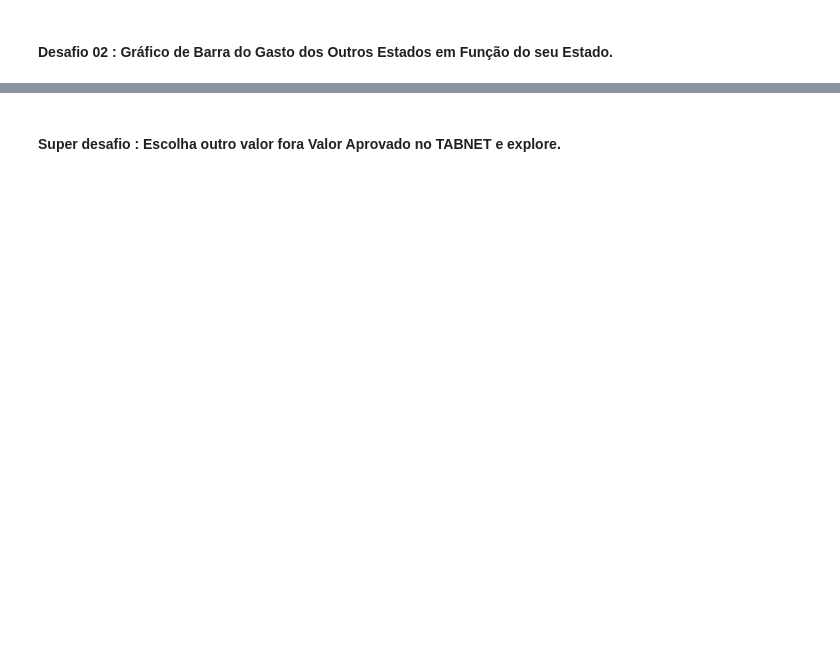
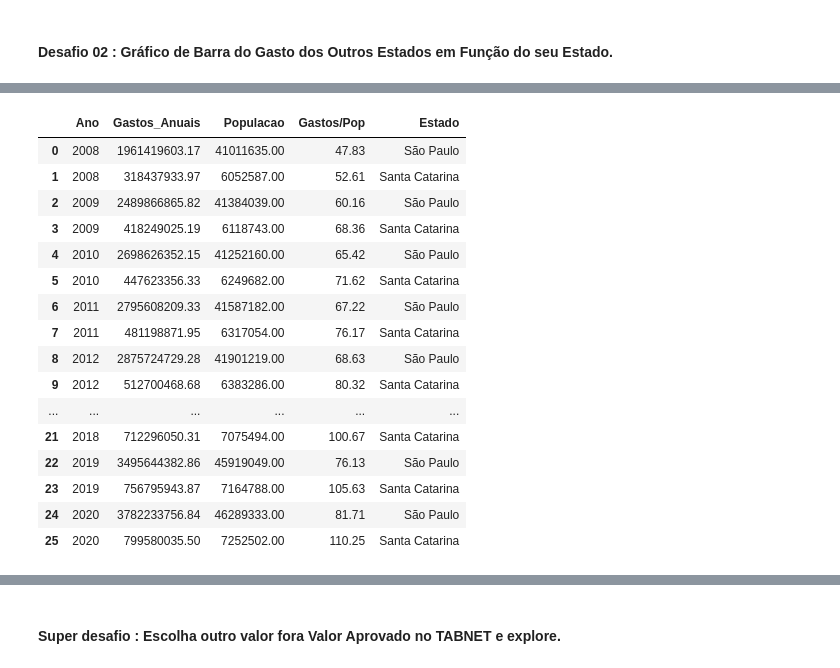
Before and after one commit to gustavolq/Bootcamp-DataScience-Alura, a Jupyter notebook: Modulo_01/Aulas/Analisando_Dados_Saude.ipynb, the cells around one changed output, grey strips where cells are left out. Drawn from its saved outputs; the diff is of its cells as text; code cells hidden in the pictures; blank space fills up the shorter version.

```diff
--- a/Modulo_01/Aulas/Analisando_Dados_Saude.ipynb
+++ b/Modulo_01/Aulas/Analisando_Dados_Saude.ipynb
@@ -609,0 +653,13 @@ gastos_mais_recente.sort_values(ascending = False).plot(kind = 'bar', figsize =
+# %%
+anos_utilizados = populacao_sp.index
+
+gastos_anuais_SP = pd.DataFrame([round(tabela_milhoes[tabela_milhoes.columns[tabela_milhoes.columns.str.contains(x)]].sum(axis = 1)['35 São Paulo'],2) for x in anos_utilizados])
+gastos_anuais_SC = pd.DataFrame([round(tabela_milhoes[tabela_milhoes.columns[tabela_milhoes.columns.str.contains(x)]].sum(axis = 1)['42 Santa Catarina'],2) for x in anos_utilizados])
+
+gastos_anuais_SP.rename(columns= {0 : 'Gastos_Anuais'}, inplace = True)
+gastos_anuais_SP.set_index(keys = anos_utilizados, inplace=True)
+
+gastos_anuais_SC.rename(columns= {0 : 'Gastos_Anuais'}, inplace = True)
+gastos_anuais_SC.set_index(keys = anos_utilizados, inplace=True)
+
+gastos_anuais_SP
@@ -609,0 +713,22 @@ gastos_mais_recente.sort_values(ascending = False).plot(kind = 'bar', figsize =
+# %%
+tabela_gastos_pop = tabela_SC_gastos_pop.append([tabela_SP_gastos_pop], ignore_index=True)
+tabela_gastos_pop = tabela_gastos_pop.sort_values(['Ano', 'Estado'], ascending=[True, False], ignore_index=True)
+tabela_gastos_pop
+# %% [output]
+|  | Ano | Gastos_Anuais | Populacao | Gastos/Pop | Estado |
+| 0 | 2008 | 1961419603.17 | 41011635.00 | 47.83 | São Paulo |
+| 1 | 2008 | 318437933.97 | 6052587.00 | 52.61 | Santa Catarina |
+| 2 | 2009 | 2489866865.82 | 41384039.00 | 60.16 | São Paulo |
+| 3 | 2009 | 418249025.19 | 6118743.00 | 68.36 | Santa Catarina |
+| 4 | 2010 | 2698626352.15 | 41252160.00 | 65.42 | São Paulo |
+| 5 | 2010 | 447623356.33 | 6249682.00 | 71.62 | Santa Catarina |
+| 6 | 2011 | 2795608209.33 | 41587182.00 | 67.22 | São Paulo |
+| 7 | 2011 | 481198871.95 | 6317054.00 | 76.17 | Santa Catarina |
+| 8 | 2012 | 2875724729.28 | 41901219.00 | 68.63 | São Paulo |
+| 9 | 2012 | 512700468.68 | 6383286.00 | 80.32 | Santa Catarina |
+| ... | ... | ... | ... | ... | ... |
+| 21 | 2018 | 712296050.31 | 7075494.00 | 100.67 | Santa Catarina |
+| 22 | 2019 | 3495644382.86 | 45919049.00 | 76.13 | São Paulo |
+| 23 | 2019 | 756795943.87 | 7164788.00 | 105.63 | Santa Catarina |
+| 24 | 2020 | 3782233756.84 | 46289333.00 | 81.71 | São Paulo |
+| 25 | 2020 | 799580035.50 | 7252502.00 | 110.25 | Santa Catarina |
```
Also changed, not shown: parts of 23 cells of this notebook.
